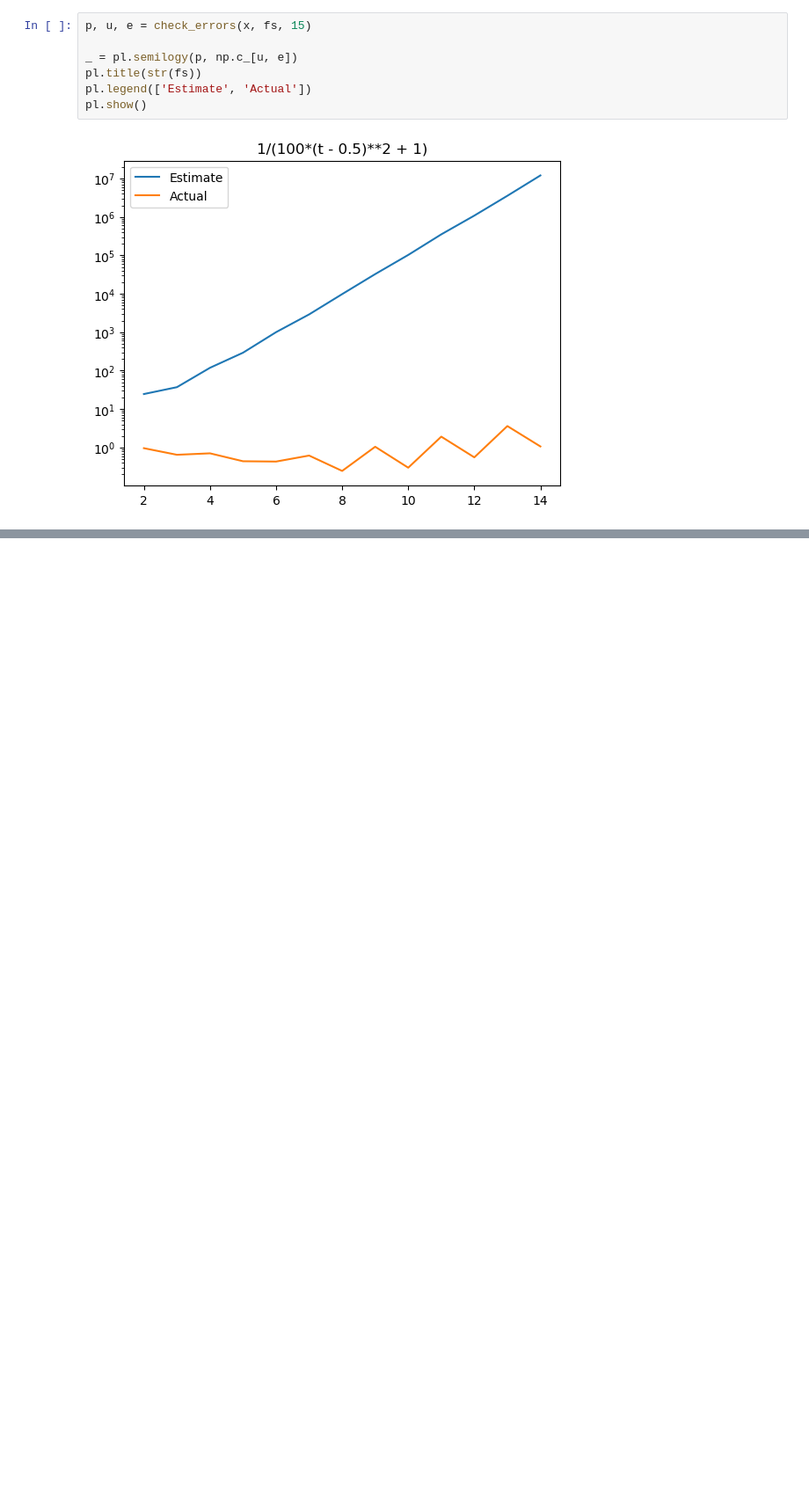
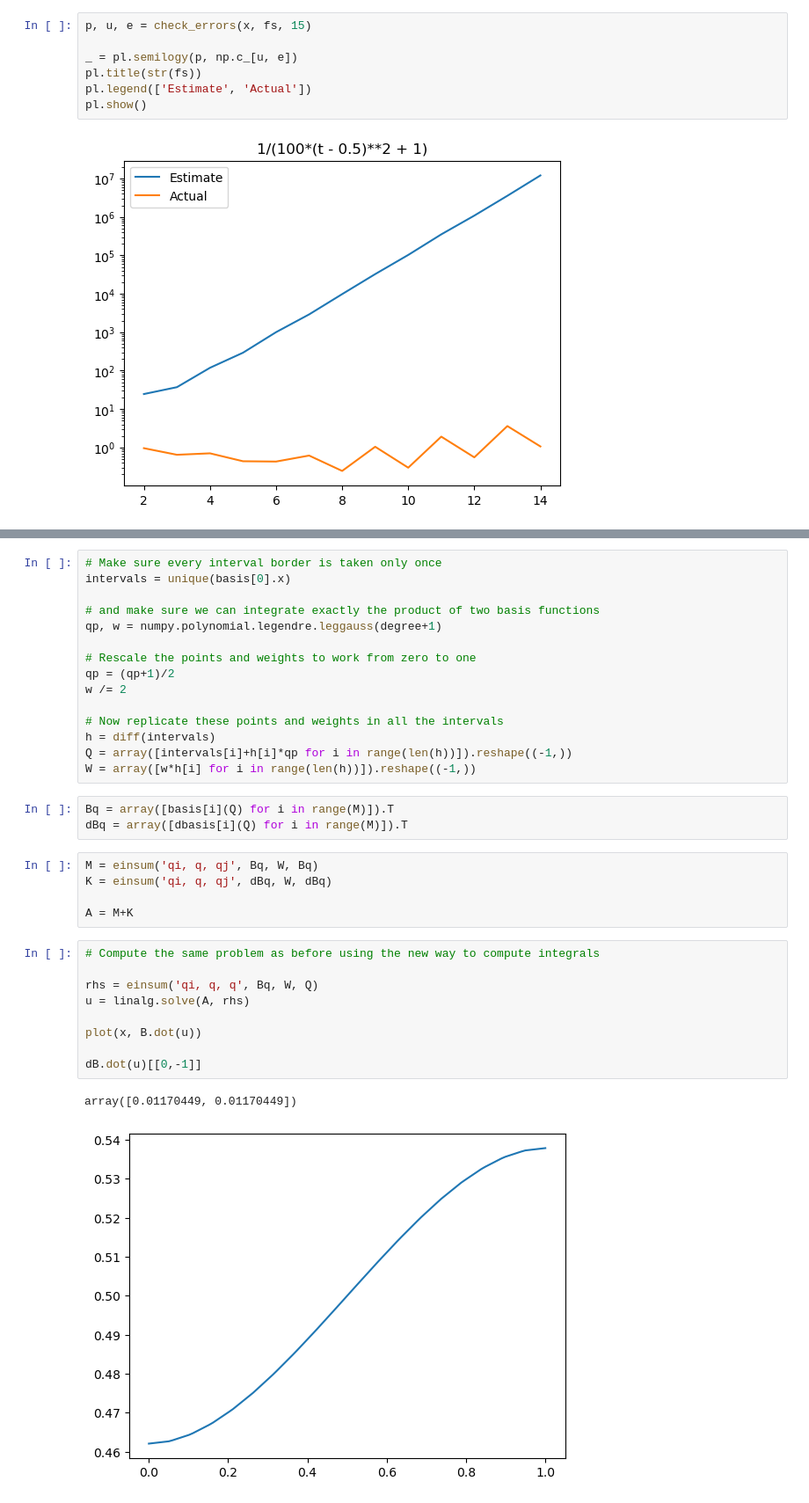
Before and after one commit to ananthkrishna96/Python-Allen-Cahn-FEM-Solver, a Jupyter notebook: Exercises.ipynb, the cells around one changed output, grey strips where cells are left out. Shown: that part at 88% size. Cells and saved outputs as stored; diff of their text form; blank space fills up the shorter version.

```diff
--- a/Exercises.ipynb
+++ b/Exercises.ipynb
@@ -348,0 +363,35 @@ plot(q, pL2, 'go')
+# %%
+# Make sure every interval border is taken only once
+intervals = unique(basis[0].x)
+
+# and make sure we can integrate exactly the product of two basis functions
+qp, w = numpy.polynomial.legendre.leggauss(degree+1)
+
+# Rescale the points and weights to work from zero to one
+qp = (qp+1)/2
+w /= 2
+
+# Now replicate these points and weights in all the intervals
+h = diff(intervals)
+Q = array([intervals[i]+h[i]*qp for i in range(len(h))]).reshape((-1,))
+W = array([w*h[i] for i in range(len(h))]).reshape((-1,))
+# %%
+Bq = array([basis[i](Q) for i in range(M)]).T
+dBq = array([dbasis[i](Q) for i in range(M)]).T
+# %%
+M = einsum('qi, q, qj', Bq, W, Bq)
+K = einsum('qi, q, qj', dBq, W, dBq)
+
+A = M+K
+# %%
+# Compute the same problem as before using the new way to compute integrals
+
+rhs = einsum('qi, q, q', Bq, W, Q)
+u = linalg.solve(A, rhs)
+
+plot(x, B.dot(u))
+
+dB.dot(u)[[0,-1]]
+# %% [output]
+array([0.01170449, 0.01170449])
+[figure, added]
```
Also changed, not shown: parts of 18 cells of this notebook.
